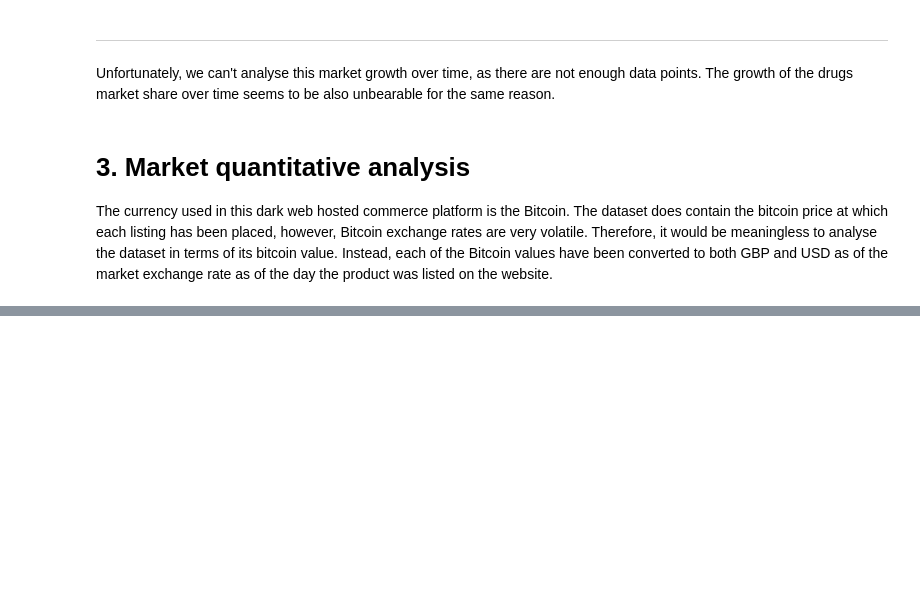
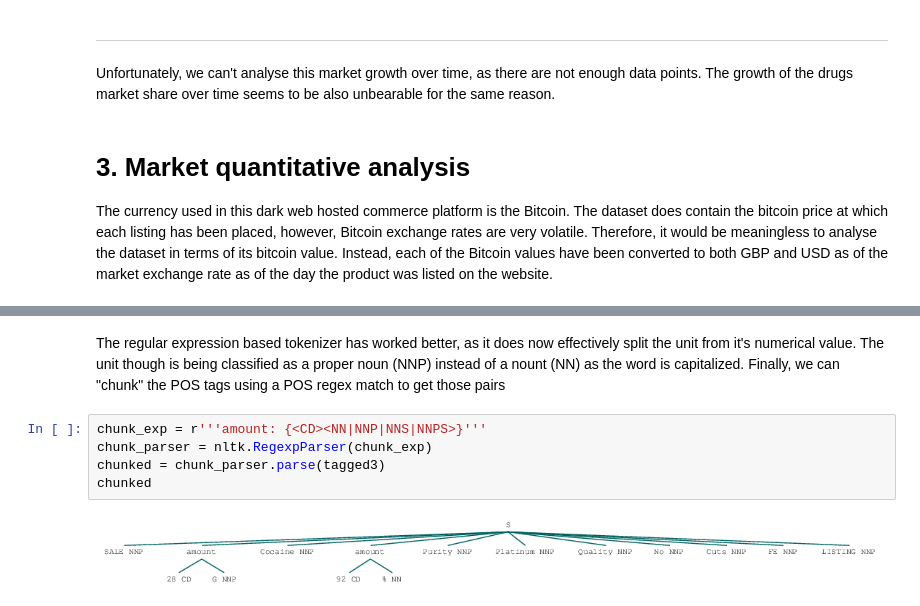
Before and after one commit to mauromsl/dark_web_datamining, a Jupyter notebook: python_src/python_analysis.ipynb, the cells around one changed output, grey strips where cells are left out. Drawn from its saved outputs; the diff is of its cells as text; blank space fills up the shorter version.

```diff
--- a/python_src/python_analysis.ipynb
+++ b/python_src/python_analysis.ipynb
@@ -319,0 +363,11 @@ The currency used in this dark web hosted commerce platform is the Bitcoin. The
+# %% [markdown]
+
+The regular expression based tokenizer has worked better, as it does now effectively split the unit from it's numerical value. The unit though is being classified as a proper noun (NNP) instead of a nount (NN) as the word is capitalized.
+Finally, we can "chunk" the POS tags using a POS regex match to get those pairs
+# %%
+chunk_exp = r'''amount: {<CD><NN|NNP|NNS|NNPS>}'''
+chunk_parser = nltk.RegexpParser(chunk_exp)
+chunked = chunk_parser.parse(tagged3)
+chunked
+# %% [output]
+[figure, added]
```
Also changed, not shown: parts of 9 cells of this notebook, 3 other files.
